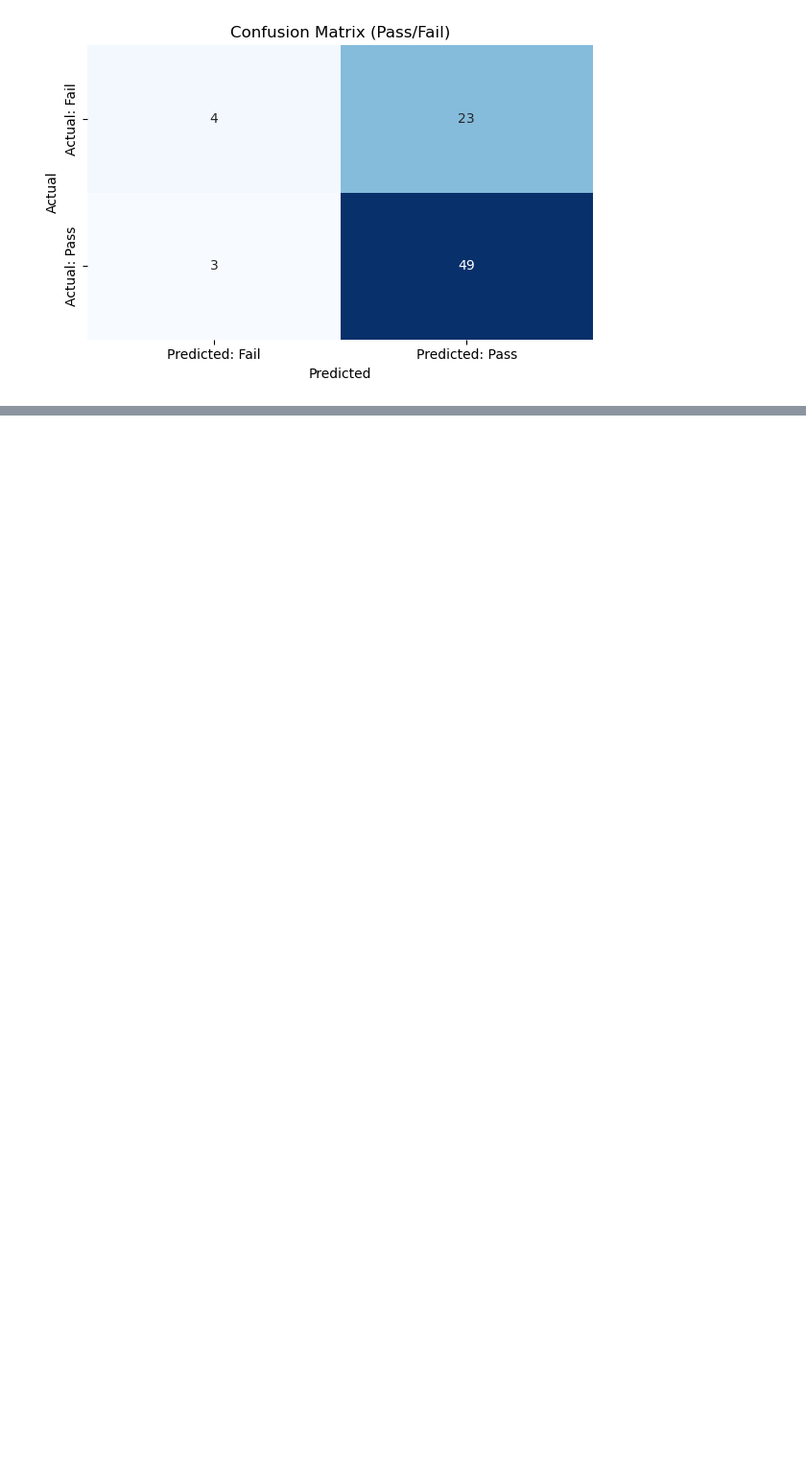
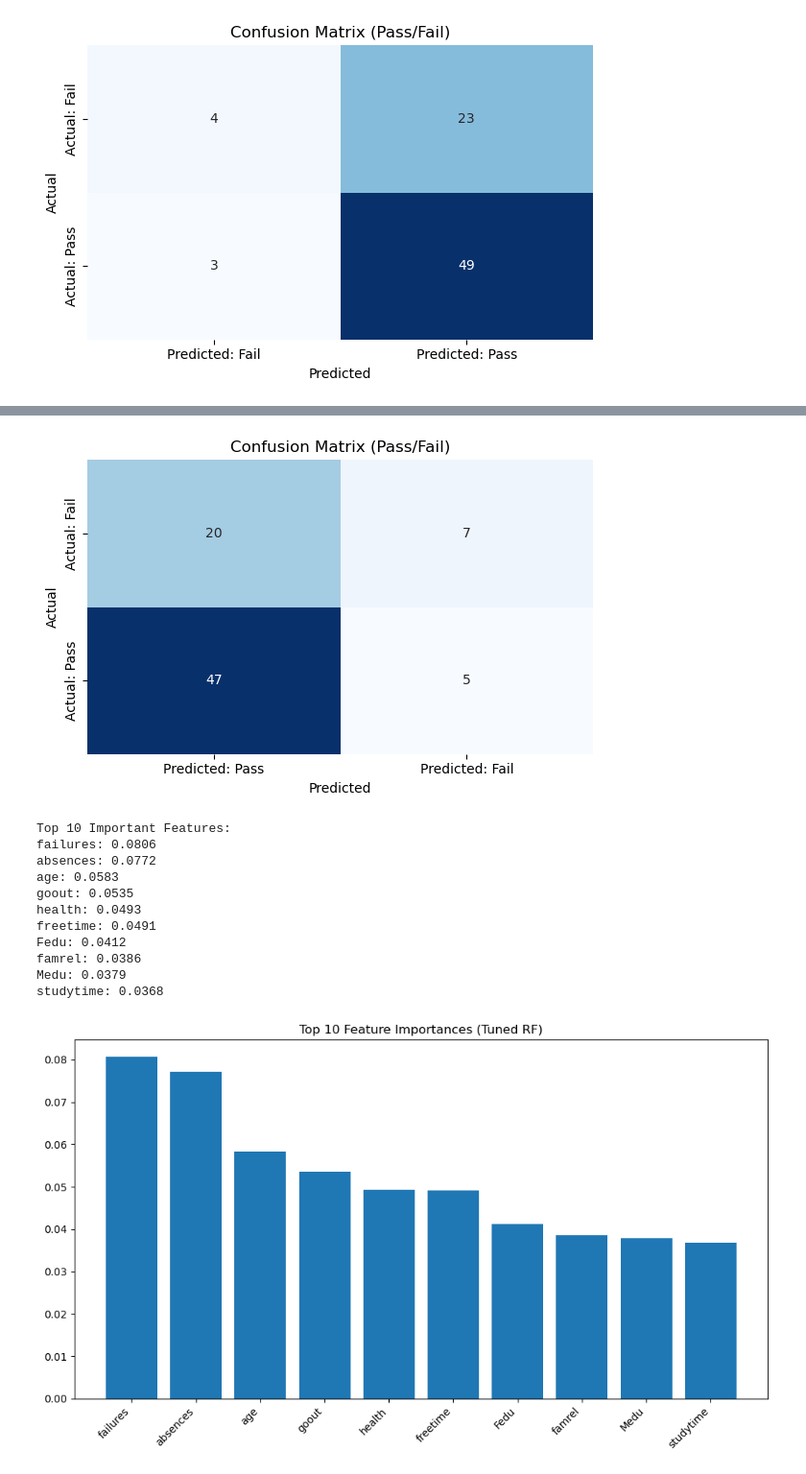
Before and after one commit to Ariana-Elahi/ML-Final-Project, a Jupyter notebook: ML.ipynb, the cells around one changed output, grey strips where cells are left out. Shown at 96% size. Cells and saved outputs as stored; diff of their text form; code cells hidden in the pictures; blank space fills up the shorter version.

```diff
--- a/ML.ipynb
+++ b/ML.ipynb
@@ -301,0 +255,43 @@ Fitting 5 folds for each of 4050 candidates, totalling 20250 fits
+# %%
+# Confusion matrix with flipped X-axis
+cm = confusion_matrix(y_test, y_pred)
+cm_flipped = cm[:, [1, 0]]  # Flip columns only
+plt.figure(figsize=(6, 4))
+sns.heatmap(cm_flipped, annot=True, fmt='d', cmap='Blues', cbar=False,
+            xticklabels=["Predicted: Pass", "Predicted: Fail"],
+            yticklabels=["Actual: Fail", "Actual: Pass"])
+plt.title("Confusion Matrix (Pass/Fail)")
+plt.xlabel("Predicted")
+plt.ylabel("Actual")
+plt.tight_layout()
+plt.show()
+
+# Top 10 features
+importances = best_rf.feature_importances_
+indices = np.argsort(importances)[::-1][:10]
+
+print("\nTop 10 Important Features:")
+for i in indices:
+    print(f"{X.columns[i]}: {importances[i]:.4f}")
+
+# Plot top 10 features
+plt.figure(figsize=(10, 6))
+plt.bar(range(10), importances[indices])
+plt.xticks(range(10), [X.columns[i] for i in indices], rotation=45, ha='right')
+plt.title("Top 10 Feature Importances (Tuned RF)")
+plt.tight_layout()
+plt.show()
+# %% [output]
+[figure, added]
+Top 10 Important Features:
+failures: 0.0806
+absences: 0.0772
+age: 0.0583
+goout: 0.0535
+health: 0.0493
+freetime: 0.0491
+Fedu: 0.0412
+famrel: 0.0386
+Medu: 0.0379
+studytime: 0.0368
+[figure, added]
```
Also changed, not shown: parts of 3 cells of this notebook.
